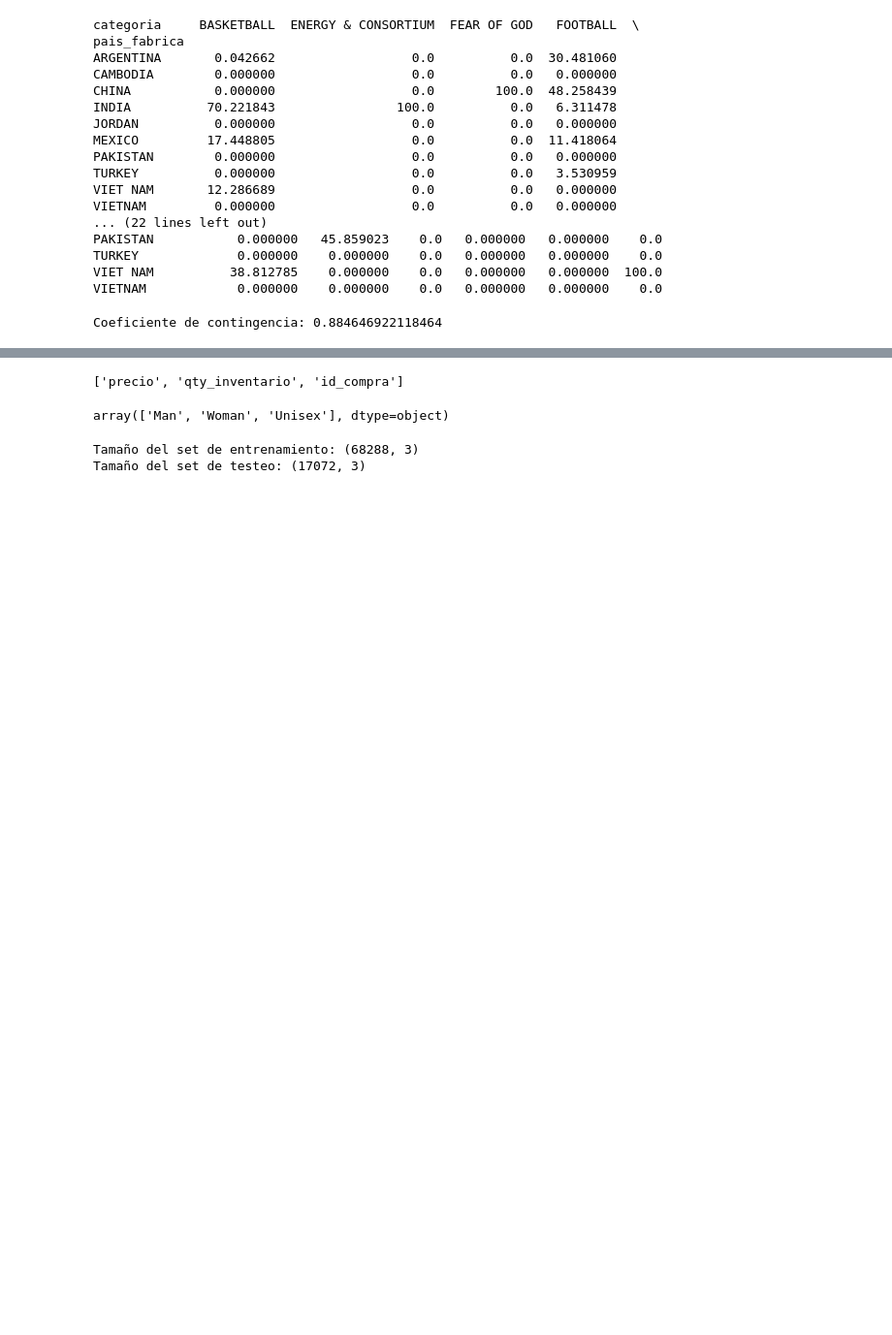
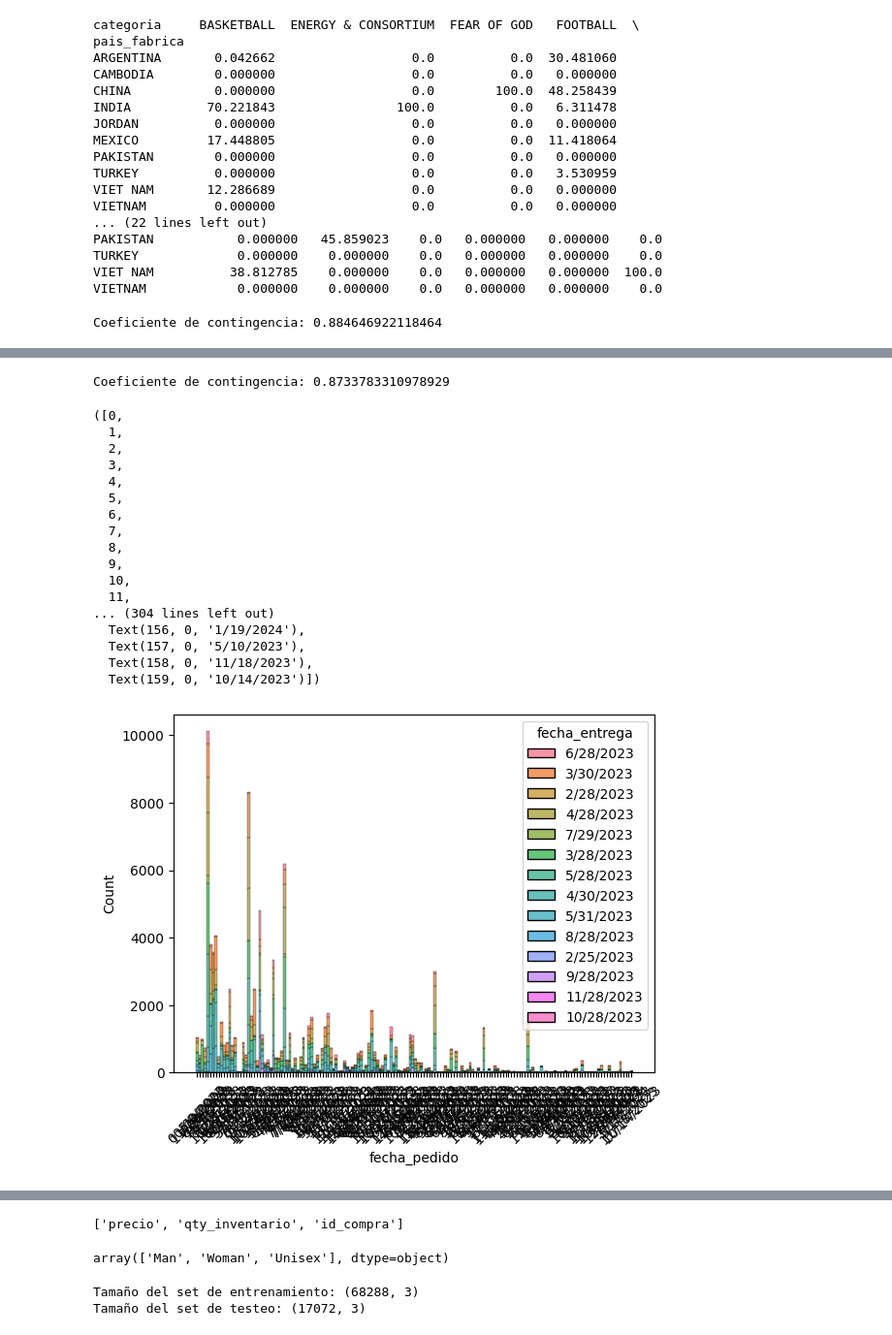
Before and after one commit to JuanMMaldonado/Coder-Data-Science, a Jupyter notebook: Desafio10_ProyectoDS_ParteII_MaldonadoMamaniCardenas.ipynb, the cells around one changed output, grey strips where cells are left out. Shown at 97% size. Saved outputs shown, nothing was run; the diff lists cells and outputs as text; code cells hidden in the pictures; blank space fills up the shorter version.

```diff
--- a/Desafio10_ProyectoDS_ParteII_MaldonadoMamaniCardenas.ipynb
+++ b/Desafio10_ProyectoDS_ParteII_MaldonadoMamaniCardenas.ipynb
@@ -159,0 +218,30 @@ Coeficiente de contingencia: 0.884646922118464
+# %%
+from scipy.stats import chi2_contingency
+chi2, p_value, dof, expected = chi2_contingency(data3)
+contingency_coef = np.sqrt(chi2 / (chi2 + np.sum(expected)))
+print("Coeficiente de contingencia:", contingency_coef)
+# %% [output]
+Coeficiente de contingencia: 0.8733783310978929
+# %%
+h = sns.histplot(data=df, x="fecha_pedido", hue="fecha_entrega", multiple="stack") #HISTOGRAMA FECHA_PEDIDO VS FECHA_ENTREGA
+
+plt.xticks(rotation = 45)
+# %% [output]
+([0,
+  1,
+  2,
+  3,
+  4,
+  5,
+  6,
+  7,
+  8,
+  9,
+  10,
+  11,
+... (304 lines left out)
+  Text(156, 0, '1/19/2024'),
+  Text(157, 0, '5/10/2023'),
+  Text(158, 0, '11/18/2023'),
+  Text(159, 0, '10/14/2023')])
+[figure, added]
```
Also changed, not shown: parts of 6 cells of this notebook.
